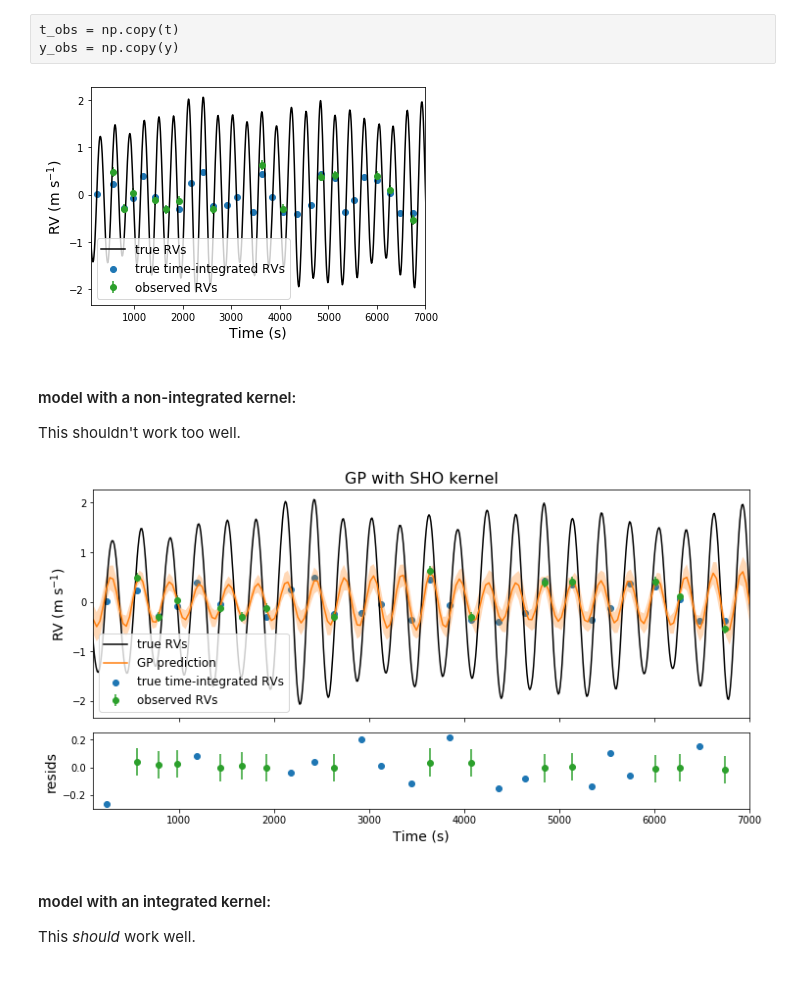
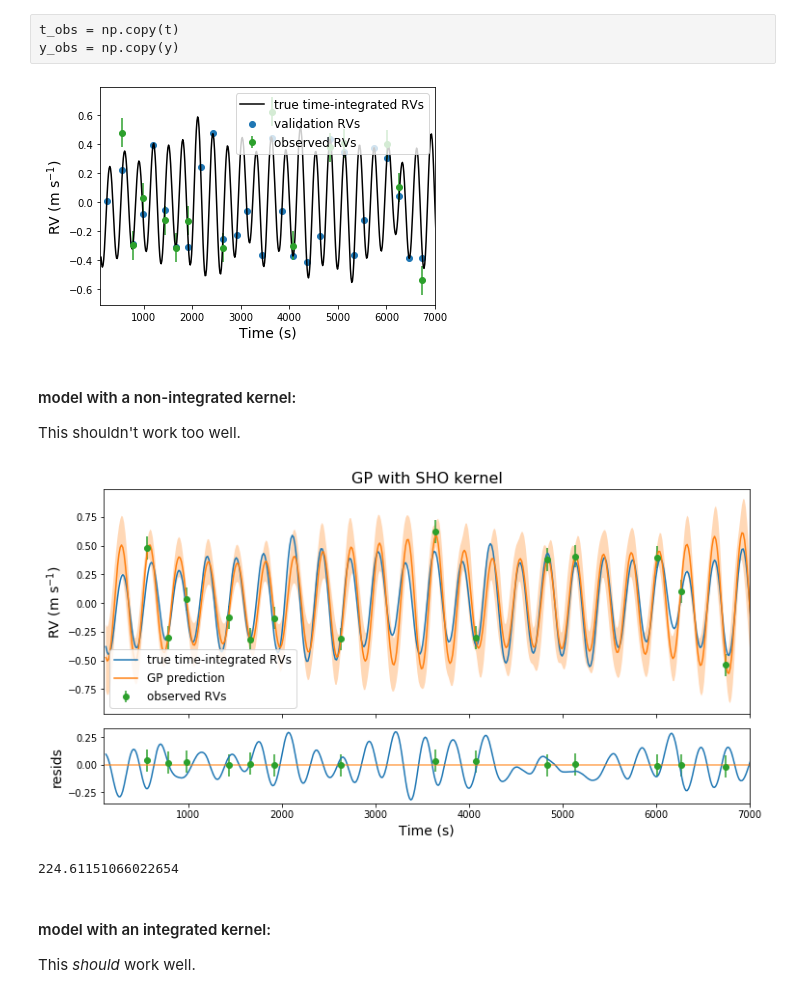
Before and after one commit to megbedell/pmodes, a Jupyter notebook: experiments/hello-integrated-world.ipynb, the cells around one changed output. Drawn from its saved outputs; the diff is of its cells as text; code cells hidden in the pictures.

Commit message:
comparing to true integrated rvs

```diff
--- a/experiments/hello-integrated-world.ipynb
+++ b/experiments/hello-integrated-world.ipynb
@@ -29,8 +29,10 @@ duration = 2. * 3600. # s
 t_all = np.arange(0, duration, dt)
 # %%
 tlim_plot = [100, 7000]
+# %%
+gp_mean = 0.0 # actual center-of-mass rvs
 # %%
-gp = celery.GP(kernel_onemode)
+gp = celery.GP(kernel_onemode, mean=gp_mean)
 gp.compute(t_all)
 y_all = gp.sample()
 # %%
@@ -62,6 +64,25 @@ for n in range(n_exp):
 
 t = np.array(t)
 y = np.array(y)
+# %%
+exp_time = 4. * 60.
+n_exp = int(duration/exp_time) - 2
+
+t_dense = []
+y_dense = []
+
+interp = interp1d(t_all, y_all, kind='cubic')
+tiny = 0.1 # 100 ms
+for stt in np.linspace(t_all[0], t_all[-1]-exp_time, 500):
+    if stt+exp_time < t_all[-1]: # make sure we didn't perturb our way past the end of the data
+        fine_ts = np.arange(stt, stt+exp_time, tiny) # fine grid
+        fine_rvs = interp(fine_ts)
+        avg_rv = np.sum(fine_rvs)/len(fine_rvs) # technically incorrect but close enough
+        t_dense.append(stt + exp_time/2.)
+        y_dense.append(avg_rv)
+
+t_dense = np.array(t_dense)
+y_dense = np.array(y_dense)
 # %%
 validation_inds = np.sort(np.random.choice(len(t), size=int(len(t)/2),
                                            replace=False)) # 50% of epochs as validation
@@ -79,49 +100,58 @@ noise_amp = 0.1
 yerr_obs = np.zeros_like(y_obs) + noise_amp
 y_obs += np.random.normal(0., noise_amp, len(y_obs))
 # %%
-plt.plot(t_all, y_all, c='k', label='true RVs')
-plt.scatter(t, y, c='C0', label='true time-integrated RVs')
+plt.plot(t_dense, y_dense, c='k', label='true time-integrated RVs')
+plt.scatter(t, y, c='C0', label='validation RVs')
 plt.errorbar(t_obs, y_obs, yerr_obs, c='C2', label='observed RVs', ls='', marker='o')
 plt.legend(fontsize=12)
 plt.xlabel('Time (s)', fontsize=14)
 plt.ylabel(r'RV (m s$^{-1}$)', fontsize=14)
 plt.xlim(tlim_plot);
 # %% [output]
-[figure, old version]
+[figure, new version]
 # %% [markdown]
 #### model with a non-integrated kernel:
 
 This shouldn't work too well.
 # %%
-t_plot = np.linspace(*tlim_plot, 200)
+#t_plot = np.linspace(*tlim_plot, 200)
 with pm.Model() as model:
     kernel = terms.SHOTerm(log_S0=log_S0, log_w0=log_omega0, log_Q=log_Q)
     gp = GP(kernel, t_obs, yerr_obs ** 2)
     gp.condition(y_obs)
-    mu, var = xo.eval_in_model(gp.predict(t_plot, return_var=True))
+    mu, var = xo.eval_in_model(gp.predict(t_dense, return_var=True))
     sd = np.sqrt(var)
     y_pred = xo.eval_in_model(gp.predict())
     y_val_pred = xo.eval_in_model(gp.predict(t_val))
 # %%
 fig, (ax1,ax2) = plt.subplots(2, 1, figsize=(12,6), sharex=True,
                               gridspec_kw={'height_ratios':[3,1], 'hspace':0.1})
 
-ax1.plot(t_all, y_all, c='k', label='true RVs')
-ax1.scatter(t, y, c='C0', label='true time-integrated RVs')
+#ax1.plot(t_all, y_all, c='k', label='true RVs')
+ax1.plot(t_dense, y_dense, c='C0', label='true time-integrated RVs')
 ax1.errorbar(t_obs, y_obs, yerr_obs, c='C2', label='observed RVs', ls='', marker='o')
-art = ax1.fill_between(t_plot, mu + sd, mu - sd, color="C1", alpha=0.3)
+#ax1.scatter(t_val, y_val, c='C0', label='validation RVs')
+
+art = ax1.fill_between(t_dense, mu + sd, mu - sd, color="C1", alpha=0.3)
 art.set_edgecolor("none")
-ax1.plot(t_plot, mu, color="C1", label='GP prediction')
+ax1.plot(t_dense, mu, color="C1", label='GP prediction')
 ax1.legend(fontsize=12)
 ax2.errorbar(t_obs, y_obs - y_pred, yerr_obs, c='C2', ls='', marker='o')
-ax2.scatter(t_val, y_val - y_val_pred, c='C0')
+#ax2.scatter(t_val, y_val - y_val_pred, c='C0')
+ax2.plot(t_dense, y_dense - mu, color='C0')
+ax2.plot(t_dense, np.zeros_like(mu), color="C1", alpha=0.7)
 ax2.set_xlabel('Time (s)', fontsize=14)
 ax1.set_ylabel(r'RV (m s$^{-1}$)', fontsize=14)
 ax2.set_ylabel(r'resids', fontsize=14)
 ax1.set_xlim(tlim_plot)
-ax1.set_title('GP with SHO kernel', fontsize=16);
+ax1.set_title('GP with SHO kernel', fontsize=16)
+plt.savefig('gp_nonintegrated.png');
 # %% [output]
-[figure, old version]
+[figure, new version]
+# %%
+print(np.sum((y_dense - mu)**2/var))
+# %% [output]
+224.61151066022654
 # %% [markdown]
 #### model with an integrated kernel:
 
```
Also changed, not shown: parts of 5 cells of this notebook.
